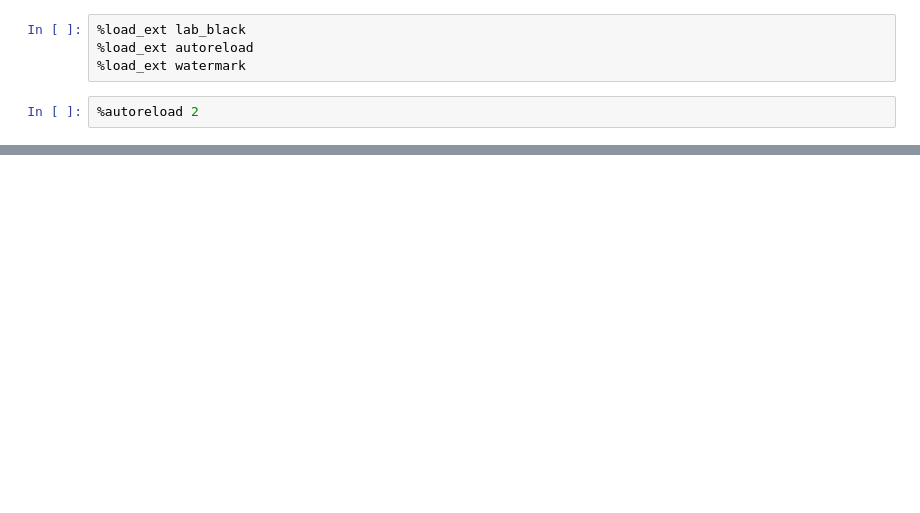
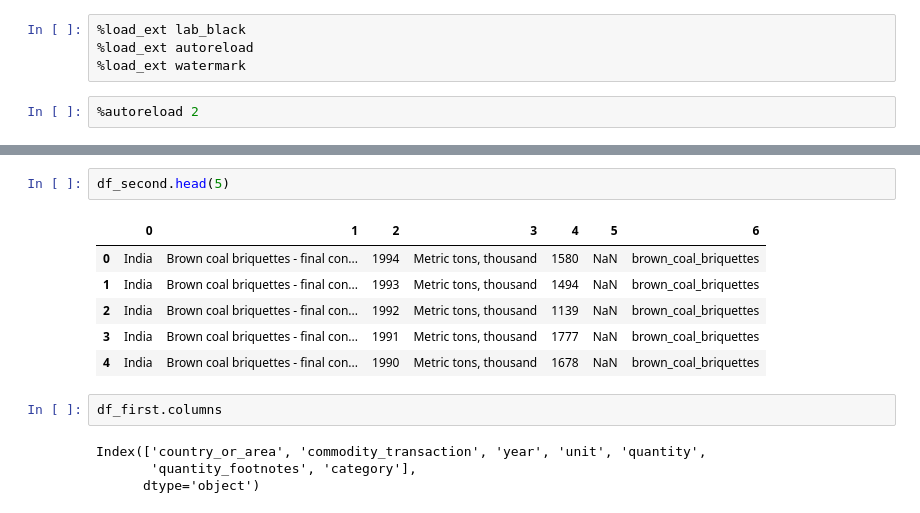
Before and after one commit to See-You-Data/UNInternationalEnergyData, a Jupyter notebook: analysis/exploratory/simon/simon_un_data.ipynb, the cells around one changed output, grey strips where cells are left out. Cells and saved outputs as stored; diff of their text form; blank space fills up the shorter version.

```diff
--- a/analysis/exploratory/simon/simon_un_data.ipynb
+++ b/analysis/exploratory/simon/simon_un_data.ipynb
@@ -29,0 +51,15 @@ PosixPath('/Users/Simon/Documents/Python_Projects/see-you-data/UNInternationalEn
+# %%
+df_second.head(5)
+# %% [output]
+|  | 0 | 1 | 2 | 3 | 4 | 5 | 6 |
+| 0 | India | Brown coal briquettes - final con... | 1994 | Metric tons, thousand | 1580 | NaN | brown_coal_briquettes |
+| 1 | India | Brown coal briquettes - final con... | 1993 | Metric tons, thousand | 1494 | NaN | brown_coal_briquettes |
+| 2 | India | Brown coal briquettes - final con... | 1992 | Metric tons, thousand | 1139 | NaN | brown_coal_briquettes |
+| 3 | India | Brown coal briquettes - final con... | 1991 | Metric tons, thousand | 1777 | NaN | brown_coal_briquettes |
+| 4 | India | Brown coal briquettes - final con... | 1990 | Metric tons, thousand | 1678 | NaN | brown_coal_briquettes |
+# %%
+df_first.columns
+# %% [output]
+Index(['country_or_area', 'commodity_transaction', 'year', 'unit', 'quantity',
+       'quantity_footnotes', 'category'],
+      dtype='object')
```
Also changed, not shown: parts of 19 cells of this notebook.
